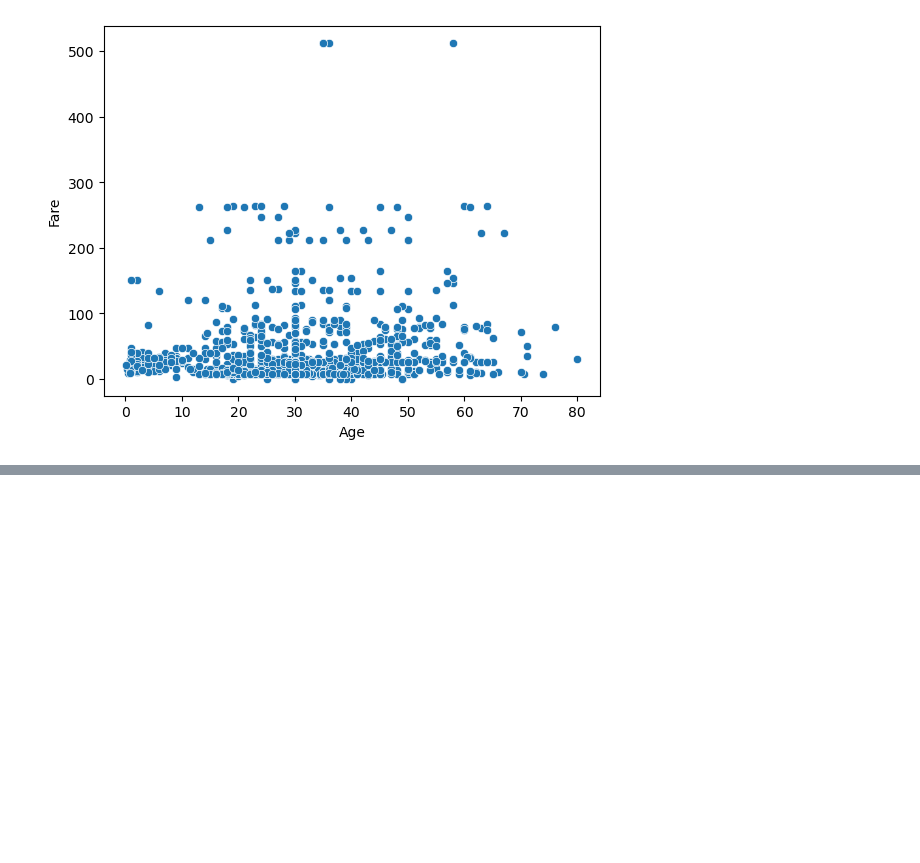
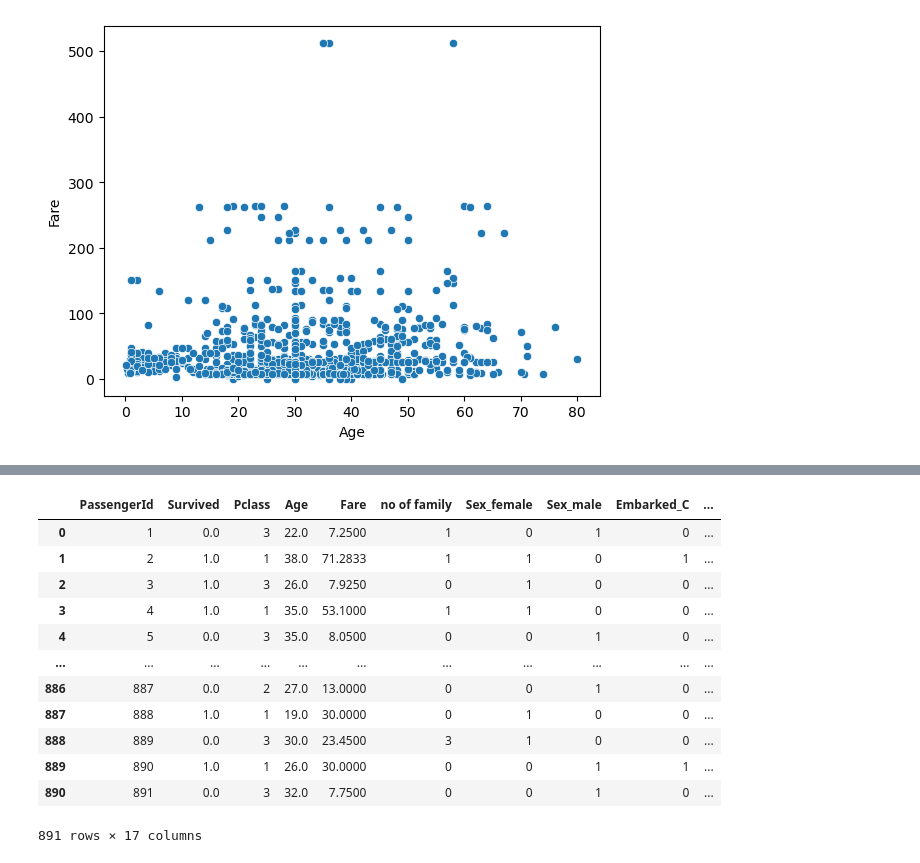
Before and after one commit to MOROLAKEOJO/DATA-WRANGGLING-AND-EDA-on-TITANIC-DATASET, a Jupyter notebook: Notebook.ipynb, the cells around one changed output, grey strips where cells are left out. Saved outputs shown, nothing was run; the diff lists cells and outputs as text; code cells hidden in the pictures; blank space fills up the shorter version.

```diff
--- a/Notebook.ipynb
+++ b/Notebook.ipynb
@@ -299,0 +403,17 @@ sns.scatterplot(data=df, x="Age", y="Fare")
+# %%
+# remember we concat train and test dataframe, we want to separate train from test now, length of train is 891 so we are separating from 0 to 891
+df_2[:train_len]
+# %% [output]
+|  | PassengerId | Survived | Pclass | Age | Fare | no of family | Sex_female | Sex_male | Embarked_C | ... |
+| 0 | 1 | 0.0 | 3 | 22.0 | 7.2500 | 1 | 0 | 1 | 0 | ... |
+| 1 | 2 | 1.0 | 1 | 38.0 | 71.2833 | 1 | 1 | 0 | 1 | ... |
+| 2 | 3 | 1.0 | 3 | 26.0 | 7.9250 | 0 | 1 | 0 | 0 | ... |
+| 3 | 4 | 1.0 | 1 | 35.0 | 53.1000 | 1 | 1 | 0 | 0 | ... |
+| 4 | 5 | 0.0 | 3 | 35.0 | 8.0500 | 0 | 0 | 1 | 0 | ... |
+| ... | ... | ... | ... | ... | ... | ... | ... | ... | ... | ... |
+| 886 | 887 | 0.0 | 2 | 27.0 | 13.0000 | 0 | 0 | 1 | 0 | ... |
+| 887 | 888 | 1.0 | 1 | 19.0 | 30.0000 | 0 | 1 | 0 | 0 | ... |
+| 888 | 889 | 0.0 | 3 | 30.0 | 23.4500 | 3 | 1 | 0 | 0 | ... |
+| 889 | 890 | 1.0 | 1 | 26.0 | 30.0000 | 0 | 0 | 1 | 1 | ... |
+| 890 | 891 | 0.0 | 3 | 32.0 | 7.7500 | 0 | 0 | 1 | 0 | ... |
+891 rows × 17 columns
```
Also changed, not shown: parts of 46 cells of this notebook.
